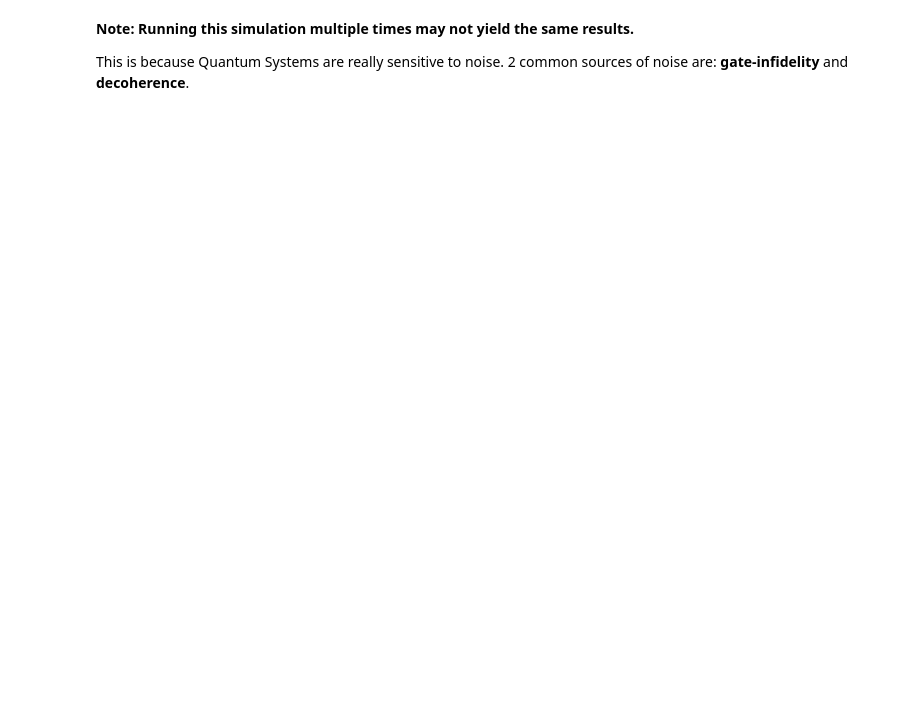
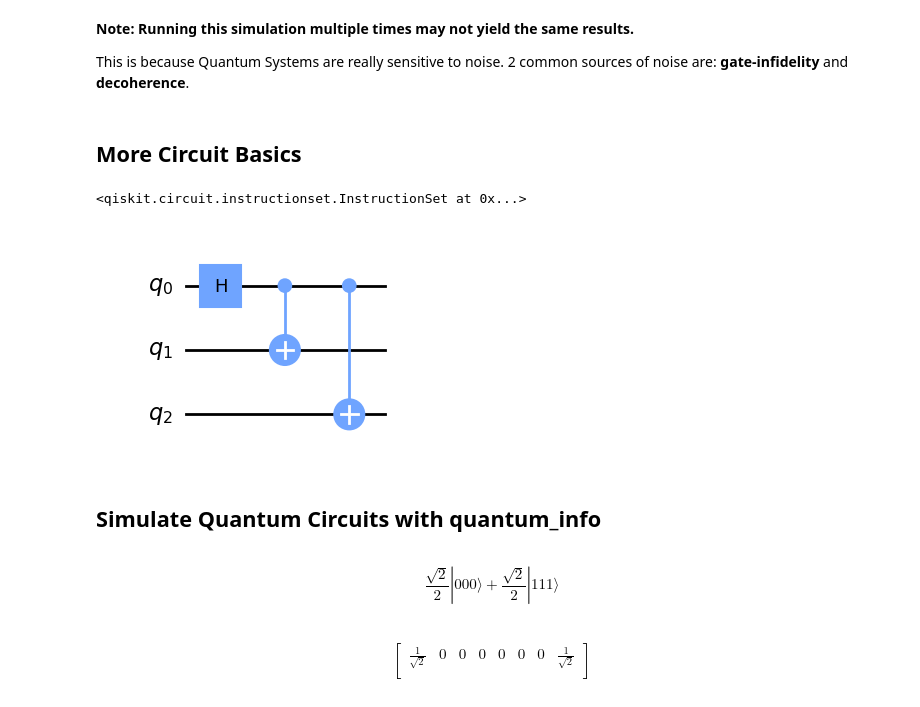
Before and after one commit to punitarani/quantum-ml, a Jupyter notebook: notebooks/1 Introduction.ipynb, the cells around one changed output. Drawn from its saved outputs; the diff is of its cells as text; code cells hidden in the pictures; blank space fills up the shorter version.

Commit message:
Add More Circuit Basics section

```diff
--- a/notebooks/1 Introduction.ipynb
+++ b/notebooks/1 Introduction.ipynb
@@ -68,3 +68,19 @@ plot_histogram(counts)
 
 This is because Quantum Systems are really sensitive to noise.
 2 common sources of noise are: **gate-infidelity** and **decoherence**.
+# %% [markdown]
+## More Circuit Basics
+# %%
+circuit = QuantumCircuit(3)
+# %%
+circuit.h(0)
+circuit.cx(0, 1)
+circuit.cx(0, 2)
+# %% [output]
+<qiskit.circuit.instructionset.InstructionSet at 0x...>
+# %%
+circuit.draw(output='mpl')
+# %% [output]
+[figure, added]
+# %% [markdown]
+## Simulate Quantum Circuits with quantum_info
@@ -70,0 +96,14 @@ This is because Quantum Systems are really sensitive to noise.
+# %%
+# Draw the state vector
+state.draw('latex')
+# %% [output]
+$$\frac{\sqrt{2}}{2} |000\rangle+\frac{\sqrt{2}}{2} |111\rangle$$
+# %%
+# Represent the state vector as an array
+array_to_latex(state)
+# %% [output]
+$$
+\begin{bmatrix}
+\tfrac{1}{\sqrt{2}} & 0 & 0 & 0 & 0 & 0 & 0 & \tfrac{1}{\sqrt{2}}  \\
+ \end{bmatrix}
+$$
```
Also changed, not shown: parts of 8 cells of this notebook.
